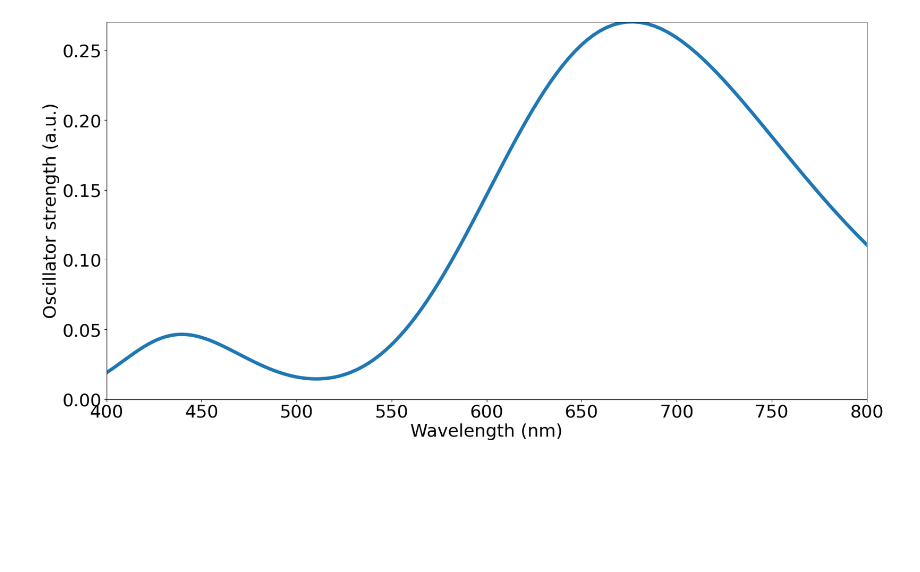
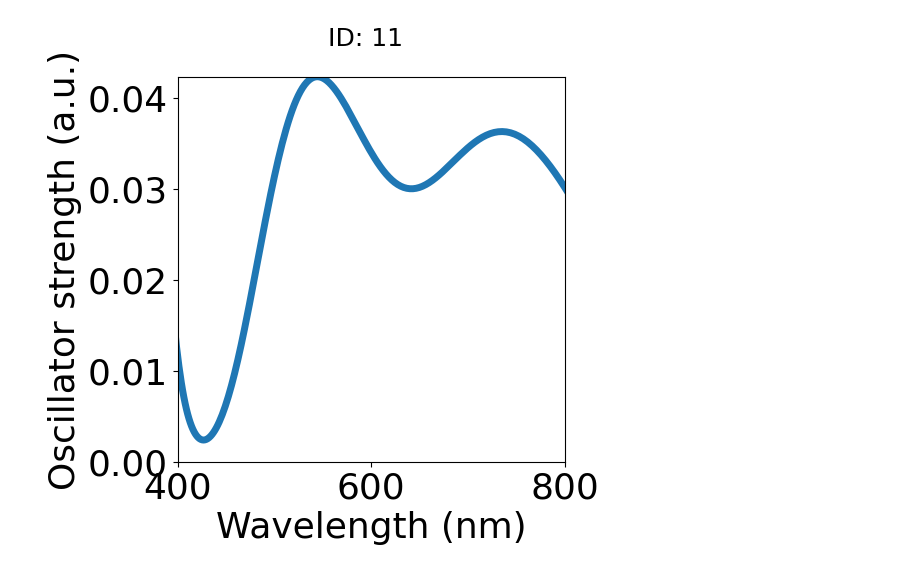
Before and after one commit to charlesrc/nanoscint, a Jupyter notebook: nanoscint/supplemental/DFT_NoHybridFunctional/NoHybridFunctionals_DFTModel.ipynb, the cells around one changed output. Drawn from its saved outputs; the diff is of its cells as text; code cells hidden in the pictures; blank space fills up the shorter version.

```diff
--- a/nanoscint/supplemental/DFT_NoHybridFunctional/NoHybridFunctionals_DFTModel.ipynb
+++ b/nanoscint/supplemental/DFT_NoHybridFunctional/NoHybridFunctionals_DFTModel.ipynb
@@ -63,21 +64,20 @@ for (i, j) in Tuple.(CartesianIndices(rand(4, 5)))
     push!(AllValidPairsRed, (id, ValidPairsRed))
 end
 # %%
-figure(figsize=(20, 10))
+#figure(figsize=(20, 10))
 for (ValidPairsGreen, ValidPairsRed) in zip(AllValidPairsGreen, AllValidPairsRed)
+    figure(figsize=(20, 10))
     id = ValidPairsGreen[1]
-    # id "41" seems closest to experimentally reported spectrum
-    id == "41" || continue
+    suptitle("ID: $id")
+    #id == "41" || continue
     eigenvalsup = np.fromfile("$dir_nohybrid/STH2$(id).eigenvals")[1:48]*eV
     eigenvalsdn = np.fromfile("$dir_nohybrid/STH2$(id).eigenvals")[49:96]*eV
     momenta = np.reshape(abs.(np.fromfile("$dir_nohybrid/STH2$(id).momenta", dtype=np.complex )), (2, 3, 48, 48));
     maxgreen = argmax([v[4] for v in ValidPairsGreen[2]])
     maxred = argmax([v[4] for v in ValidPairsRed[2]])
 
-    println("Max Green Oscillator Strength: ", [v[4] for v in ValidPairsGreen[2]][maxgreen])
-    println("Max Red Oscillator Strength: ", [v[4] for v in ValidPairsRed[2]][maxred])
-    push!(OscillatorStrengthsGreen, [v[4] for v in ValidPairsGreen[2]][maxgreen])
-    push!(OscillatorStrengthsRed, [v[4] for v in ValidPairsRed[2]][maxred])
+    #println("Max Green Oscillator Strength: ", [v[4] for v in ValidPairsGreen[2]][maxgreen])
+    #println("Max Red Oscillator Strength: ", [v[4] for v in ValidPairsRed[2]][maxred])
     subplot(1, 2, 1)
     for i in 1:48
         ((i == ValidPairsGreen[2][maxgreen][2]) && (ValidPairsGreen[2][maxgreen][1] == 1))  ? plot(reshape(np.repeat(eigenvalsup[i], 10), (10, 1)), color="black", linewidth=5) : plot(reshape(np.repeat(eigenvalsup[i], 10), (10, 1)), color="blue", linewidth=.4);
@@ -108,54 +113,51 @@ findfont: Font family ['sans-serif'] not found. Falling back to DejaVu Sans.
 # %%
-figure(figsize=(20, 10))
-OscillatorStrengthsGreen = Float64[] #Vectors of the maximum oscillator strengths for the maximum oscillator strength transitions
-OscillatorStrengthsRed = Float64[] #For the green and red transitions respectively
-FSTH2=zeros(100*30)
 energies = collect(range(1, 30, length=3000))
 lambdas = 1240 ./ collect(range(1, 30, length=3000))
 broadening=0.2
 
-for id in ["41"]
-    for (ValidPairsGreen, ValidPairsRed) in zip(AllValidPairsGreen, AllValidPairsRed)
-        ValidPairsGreen[1] == id || continue
-        eigenvalsup = np.fromfile("$dir_nohybrid/STH2$(id).eigenvals")[1:48]*eV
-        eigenvalsdn = np.fromfile("$dir_nohybrid/STH2$(id).eigenvals")[49:96]*eV
-        momenta = np.reshape(abs.(np.fromfile("$dir_nohybrid/STH2$(id).momenta", dtype=np.complex )), (2, 3, 48, 48));
-        μ=0
-        for l in readlines("$dir_nohybrid/STH2$(id).eigStats")
-            if VERSION.minor >= 5
-                contains(l, "mu" ) || continue ;
-            elseif VERSION.minor < 5
-                occursin("mu", l) || continue ;
-            end
-            μ = parse(Float64, l[6:end]);
+for (ValidPairsGreen, ValidPairsRed) in zip(AllValidPairsGreen, AllValidPairsRed)
+    figure(figsize=(5, 5))
+    id = ValidPairsGreen[1]
+    suptitle("ID: $id")
+    FSTH2=zeros(100*30)
+    eigenvalsup = np.fromfile("$dir_nohybrid/STH2$(id).eigenvals")[1:48]*eV
+    eigenvalsdn = np.fromfile("$dir_nohybrid/STH2$(id).eigenvals")[49:96]*eV
+    momenta = np.reshape(abs.(np.fromfile("$dir_nohybrid/STH2$(id).momenta", dtype=np.complex )), (2, 3, 48, 48));
+    μ=0
+    for l in readlines("$dir_nohybrid/STH2$(id).eigStats")
+        if VERSION.minor >= 5
+            contains(l, "mu" ) || continue ;
+        elseif VERSION.minor < 5
+            occursin("mu", l) || continue ;
         end
-        for e1iter in 10:19
-            for e2iter in 20:30
-                e2iter > e1iter || continue
-                eigup2 = eigenvalsup[e2iter]
-                eigup1 = eigenvalsup[e1iter]
-                eigdn2 = eigenvalsdn[e2iter]
-                eigdn1 = eigenvalsdn[e1iter]
+        μ = parse(Float64, l[6:end]);
+    end
+    for e1iter in 10:19
+        for e2iter in 20:30
+            e2iter > e1iter || continue
+            eigup2 = eigenvalsup[e2iter]
+            eigup1 = eigenvalsup[e1iter]
+            eigdn2 = eigenvalsdn[e2iter]
+            eigdn1 = eigenvalsdn[e1iter]
 
-                ediffup = (eigup2-eigup1)
-                ediffdn = (eigdn2-eigdn1)
-                momentaup_squared = sum((abs.(momenta[1, :, e1iter, e2iter])).^2)
-                momentadn_squared = sum((abs.(momenta[2, :, e1iter, e2iter])).^2)
-                f = (1-np.heaviside(μ*eV-eigup2, 0.5))*(np.heaviside(μ*eV-eigup1, 0.5))
-                f *= 2/3*(1/ediffup)*(momentaup_squared)
-                FSTH2 += f*exp.(-0.5*(energies.-ediffup).^2/(broadening)^2)
-                f = (1-np.heaviside(μ*eV-eigdn2, 0.5))*(np.heaviside(μ*eV-eigdn1, 0.5))
-                f *= 2/3*(1/ediffdn)*(momentadn_squared)
-                FSTH2 += f*exp.(-0.5*(energies.-ediffdn).^2/(broadening)^2)
-            end
+            ediffup = (eigup2-eigup1)
+            ediffdn = (eigdn2-eigdn1)
+            momentaup_squared = sum((abs.(momenta[1, :, e1iter, e2iter])).^2)
+            momentadn_squared = sum((abs.(momenta[2, :, e1iter, e2iter])).^2)
+            f = (1-np.heaviside(μ*eV-eigup2, 0.5))*(np.heaviside(μ*eV-eigup1, 0.5))
+            f *= 2/3*(1/ediffup)*(momentaup_squared)
+            FSTH2 += f*exp.(-0.5*(energies.-ediffup).^2/(broadening)^2)
+            f = (1-np.heaviside(μ*eV-eigdn2, 0.5))*(np.heaviside(μ*eV-eigdn1, 0.5))
+            f *= 2/3*(1/ediffdn)*(momentadn_squared)
+            FSTH2 += f*exp.(-0.5*(energies.-ediffdn).^2/(broadening)^2)
         end
     end
+    FSTH2 *= eV
+    plot(lambdas, FSTH2, linewidth=5)
+    ylabel("Oscillator strength (a.u.)")
+    xlabel("Wavelength (nm)")
+    xlim(400,800)
+    ylim(0, maximum(FSTH2[argmin(abs.(lambdas .-800)):argmin(abs.(lambdas .- 400))]))
 end
-FSTH2 *= eV
-plot(lambdas, FSTH2, linewidth=5)
-ylabel("Oscillator strength (a.u.)")
-xlabel("Wavelength (nm)")
-xlim(400,800)
-ylim(0, maximum(FSTH2[argmin(abs.(lambdas .-800)):argmin(abs.(lambdas .- 400))]))
 # %% [output]
-[figure, old version]
+[figure, new version]
```
Also changed, not shown: parts of 3 cells of this notebook.
